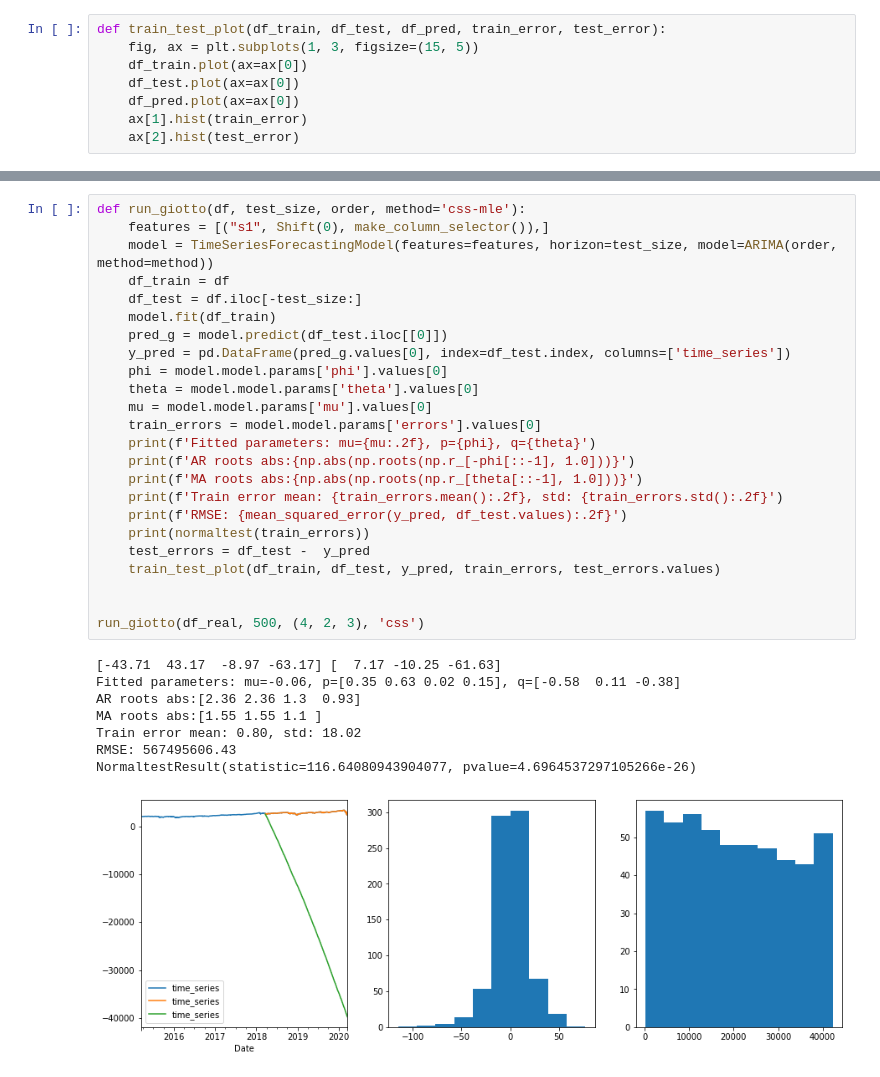
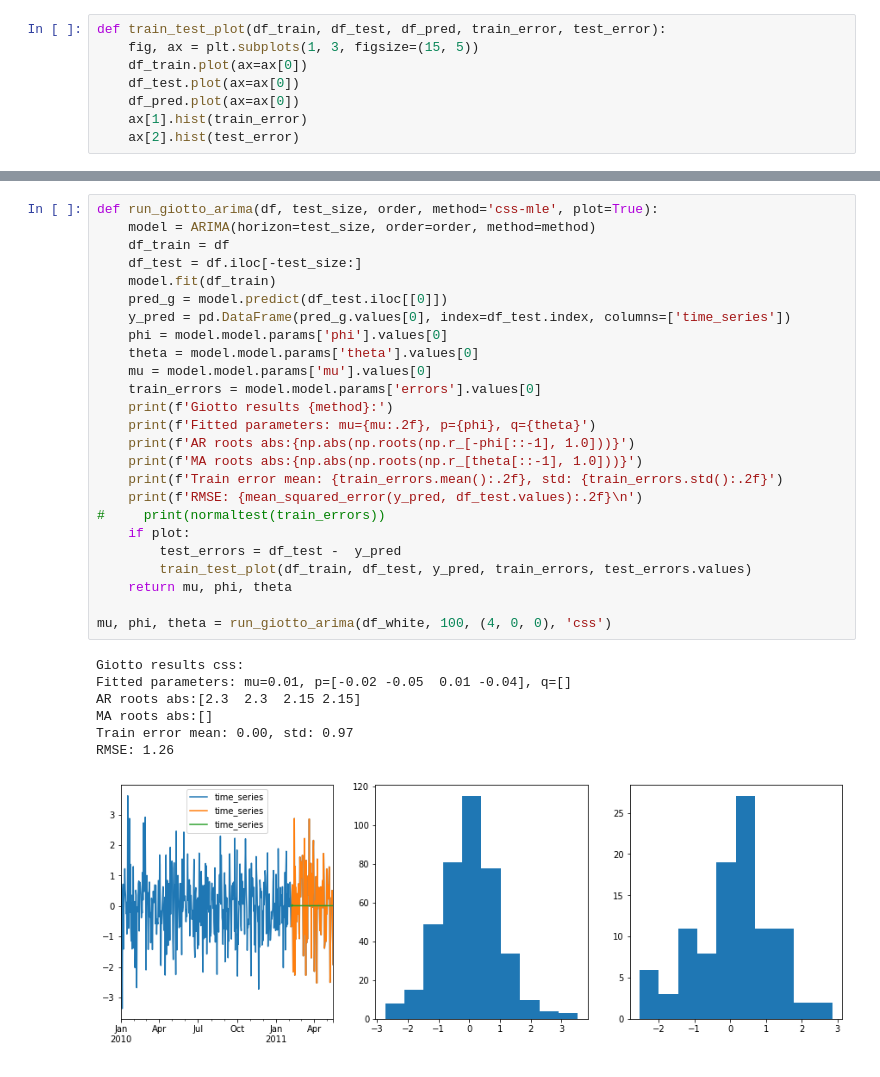
Before and after one commit to Sburyachenko/giotto-time, a Jupyter notebook: examples/arima-tests.ipynb, the cells around one changed output, grey strips where cells are left out. Drawn from its saved outputs; the diff is of its cells as text.

```diff
--- a/examples/arima-tests.ipynb
+++ b/examples/arima-tests.ipynb
@@ -48,34 +66,34 @@ def train_test_plot(df_train, df_test, df_pred, train_error, test_error):
 # %%
-def run_giotto(df, test_size, order, method='css-mle'):
-    features = [("s1", Shift(0), make_column_selector()),]
-    model = TimeSeriesForecastingModel(features=features, horizon=test_size, model=ARIMA(order, method=method))
+def run_giotto_arima(df, test_size, order, method='css-mle', plot=True):
+    model = ARIMA(horizon=test_size, order=order, method=method)
     df_train = df
     df_test = df.iloc[-test_size:]
     model.fit(df_train)
     pred_g = model.predict(df_test.iloc[[0]])
     y_pred = pd.DataFrame(pred_g.values[0], index=df_test.index, columns=['time_series'])
     phi = model.model.params['phi'].values[0]
     theta = model.model.params['theta'].values[0]
     mu = model.model.params['mu'].values[0]
     train_errors = model.model.params['errors'].values[0]
+    print(f'Giotto results {method}:')
     print(f'Fitted parameters: mu={mu:.2f}, p={phi}, q={theta}')
     print(f'AR roots abs:{np.abs(np.roots(np.r_[-phi[::-1], 1.0]))}')
     print(f'MA roots abs:{np.abs(np.roots(np.r_[theta[::-1], 1.0]))}')
     print(f'Train error mean: {train_errors.mean():.2f}, std: {train_errors.std():.2f}')
-    print(f'RMSE: {mean_squared_error(y_pred, df_test.values):.2f}')
-    print(normaltest(train_errors))
-    test_errors = df_test -  y_pred
-    train_test_plot(df_train, df_test, y_pred, train_errors, test_errors.values)
+    print(f'RMSE: {mean_squared_error(y_pred, df_test.values):.2f}\n')
+#     print(normaltest(train_errors))
+    if plot:
+        test_errors = df_test -  y_pred
+        train_test_plot(df_train, df_test, y_pred, train_errors, test_errors.values)
+    return mu, phi, theta
 
-
-run_giotto(df_real, 500, (4, 2, 3), 'css')
+mu, phi, theta = run_giotto_arima(df_white, 100, (4, 0, 0), 'css')
 # %% [output]
-[-43.71  43.17  -8.97 -63.17] [  7.17 -10.25 -61.63]
-Fitted parameters: mu=-0.06, p=[0.35 0.63 0.02 0.15], q=[-0.58  0.11 -0.38]
-AR roots abs:[2.36 2.36 1.3  0.93]
-MA roots abs:[1.55 1.55 1.1 ]
-Train error mean: 0.80, std: 18.02
-RMSE: 567495606.43
-NormaltestResult(statistic=116.64080943904077, pvalue=4.6964537297105266e-26)
+Giotto results css:
+Fitted parameters: mu=0.01, p=[-0.02 -0.05  0.01 -0.04], q=[]
+AR roots abs:[2.3  2.3  2.15 2.15]
+MA roots abs:[]
+Train error mean: 0.00, std: 0.97
+RMSE: 1.26
-[figure, old version]
+[figure, new version]
 # %%
```
Also changed, not shown: parts of 36 cells of this notebook.
